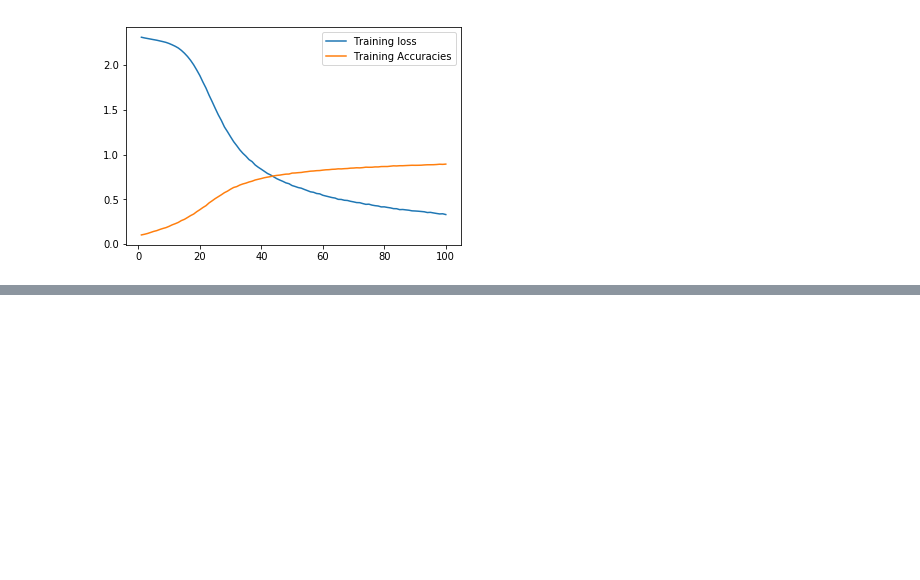
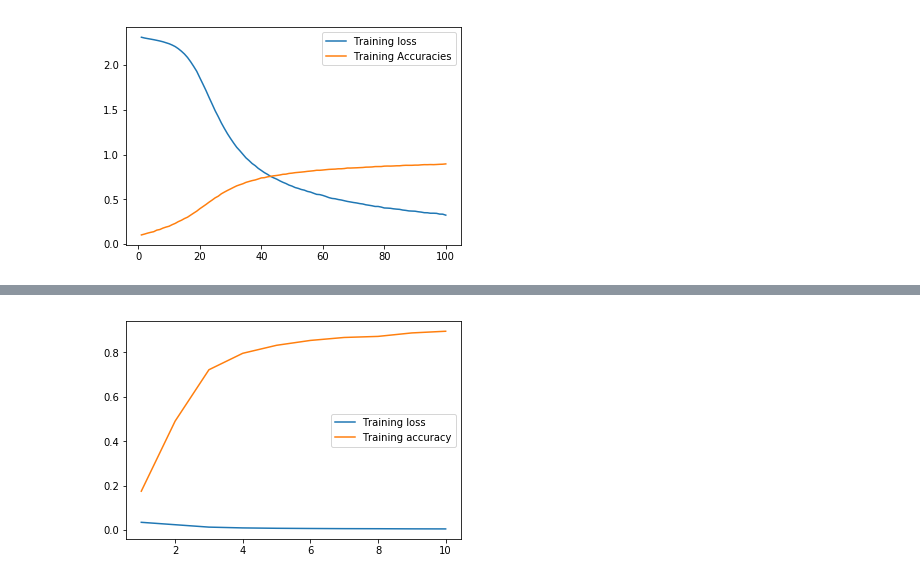
Before and after one commit to ayushjainrksh/Secure-And-Private-AI, a Jupyter notebook: Differential Privacy/project.ipynb, the cells around one changed output, grey strips where cells are left out. Cells and saved outputs as stored; diff of their text form; code cells hidden in the pictures; blank space fills up the shorter version.

Commit message:
Training student model

```diff
--- a/Differential Privacy/project.ipynb
+++ b/Differential Privacy/project.ipynb
@@ -145,7 +145,7 @@ plt.show()
 for model in teachers:
     model.eval()
 # %%
-testloader = torch.utils.data.DataLoader(testset, batch_size=1024)
+testloader = torch.utils.data.DataLoader(student_set, batch_size=1)
 criterion = nn.NLLLoss()
 # %%
 counter = 0
@@ -195,0 +284,4 @@ Aggregate Accuracy: 0.9379000067710876
+# %%
+testset.targets[:9000] = torch.tensor(new_labels)
+# %%
+student_set = torch.utils.data.Subset(testset, list(range(int(len(testset) * 0.9))))
@@ -195,0 +308,31 @@ Aggregate Accuracy: 0.9379000067710876
+# %%
+student_train_history = {'avg_losses':{}, 'avg_accuracies':{}}
+
+for e in range(epochs):
+    student.train()
+    print("Epoch : ", (e+1), " ...")
+    running_loss = 0
+    accuracy = 0
+    counter = 0
+
+    for image, label in studentloader:
+        studentoptim.zero_grad()
+
+        image, label = image.to(device), label.to(device)
+        counter += image.size(0)
+
+        logps = student(image)
+#         print(logps)
+        preds = torch.argmax(torch.exp(logps), dim=1)
+
+        loss = criterion(logps, label)
+        loss.backward()
+        studentoptim.step()
+
+        running_loss += loss.item()
+        accuracy += (preds==label).sum().item()
+
+    student_train_history['avg_losses'][e] = running_loss/counter
+    student_train_history['avg_accuracies'][e] = accuracy/counter
+    print("Loss : ", running_loss/counter)
+    print("Accuracy : ", accuracy/counter)
@@ -195,0 +358,7 @@ Aggregate Accuracy: 0.9379000067710876
+# %%
+plt.plot(range(1, epochs+1), [student_train_history['avg_losses'][x] for x in range(epochs)], label="Training loss")
+plt.plot(range(1, epochs+1), [student_train_history['avg_accuracies'][x] for x in range(epochs)], label="Training accuracy")
+plt.legend()
+plt.show()
+# %% [output]
+[figure, added]
```
Also changed, not shown: parts of 13 cells of this notebook.
